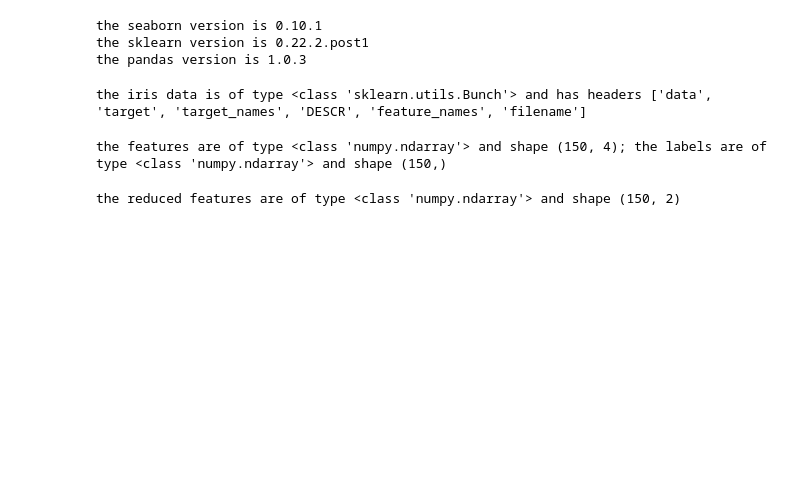
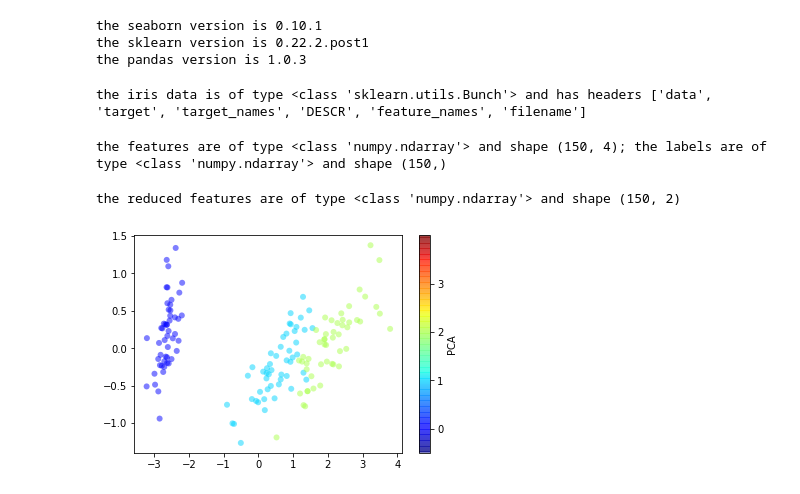
Before and after one commit to marcduby/MachineLearningPython, a Jupyter notebook: PreProcessing/DimensionReduction/PCA/pcaDimensionalityReduction.ipynb, the cells around one changed output. Cells and saved outputs as stored; diff of their text form; code cells hidden in the pictures; blank space fills up the shorter version.

```diff
--- a/PreProcessing/DimensionReduction/PCA/pcaDimensionalityReduction.ipynb
+++ b/PreProcessing/DimensionReduction/PCA/pcaDimensionalityReduction.ipynb
@@ -40,0 +40,9 @@ the reduced features are of type <class 'numpy.ndarray'> and shape (150, 2)
+# %%
+# plot the 2d dimensions
+plt.figure(pca.__class__.__name__)
+plt.scatter(X_2d[:, 0], X_2d[:, 1], c=y, edgecolors='none', alpha=0.5, cmap='jet')
+plt.colorbar(label='PCA', ticks=range(4))
+plt.clim(-0.5, 4)
+plt.show()
+# %% [output]
+[figure, added]
```
Also changed, not shown: parts of 2 cells of this notebook, 2 other files.
